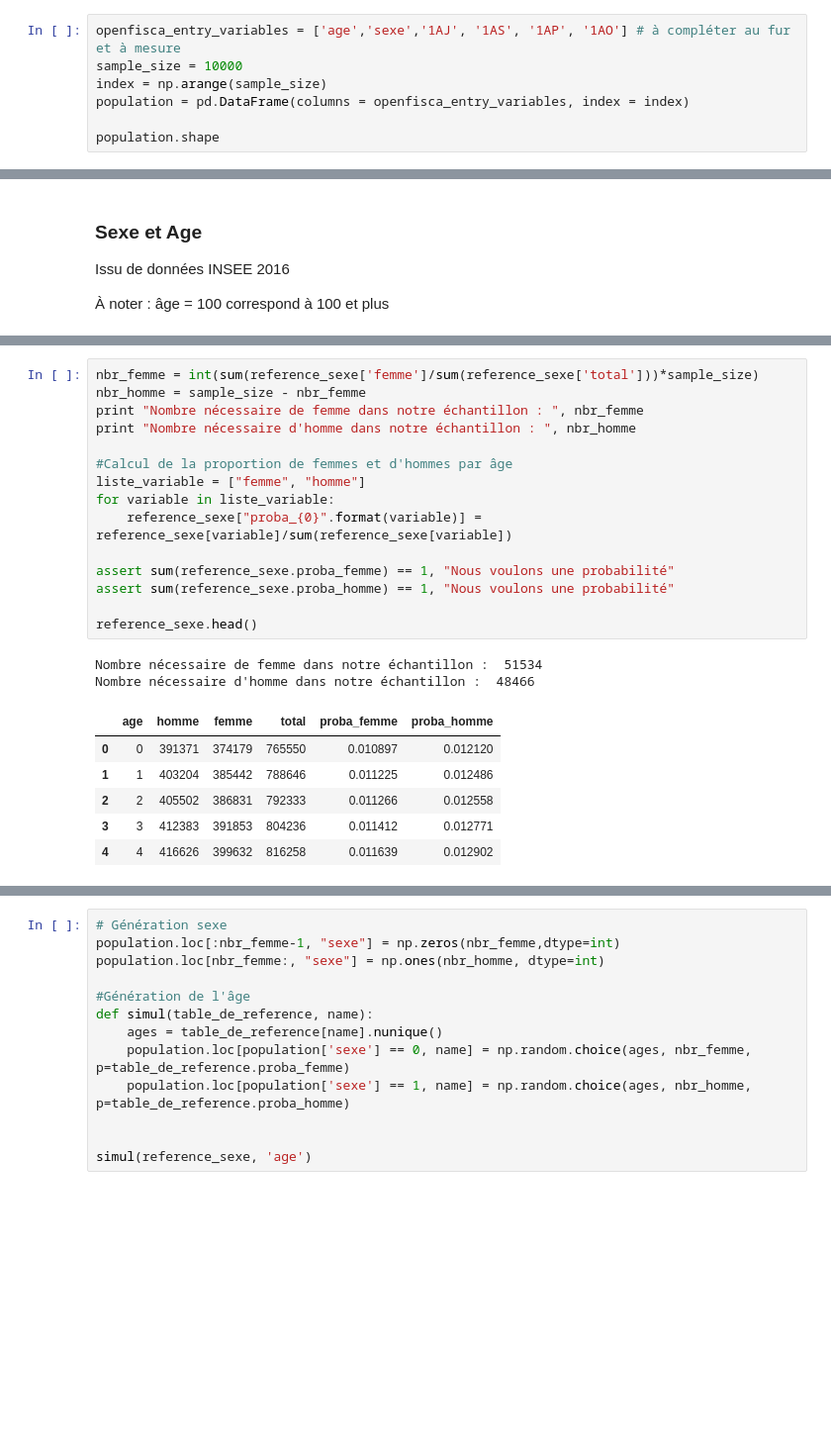
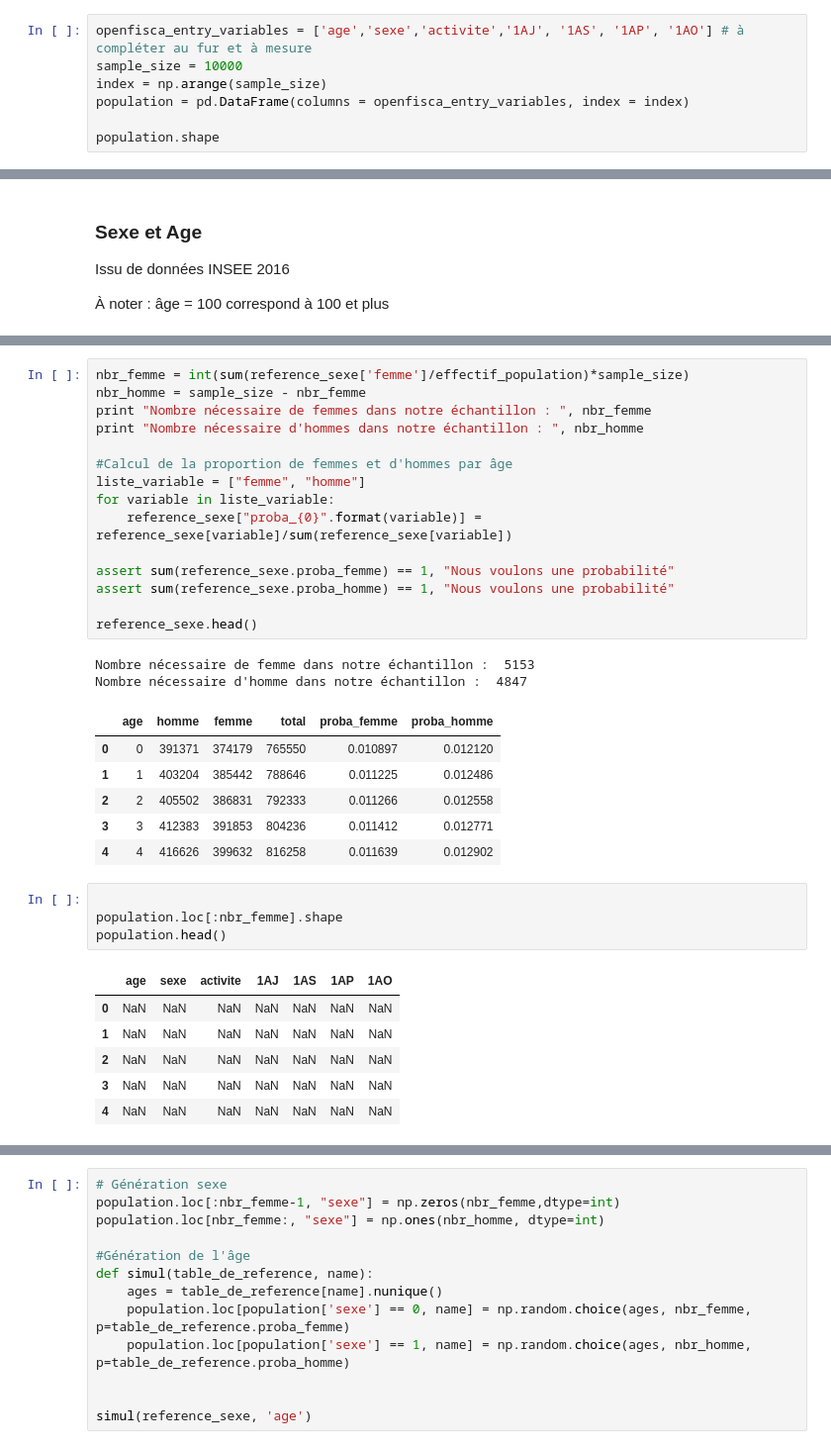
Before and after one commit to edarin/population_simulator, a Jupyter notebook: src/Simulation_brute.ipynb, the cells around one changed output, grey strips where cells are left out. Shown at 99% size. Cells and saved outputs as stored; diff of their text form; blank space fills up the shorter version.

```diff
--- a/src/Simulation_brute.ipynb
+++ b/src/Simulation_brute.ipynb
@@ -13,7 +11,7 @@ Populating the interactive namespace from numpy and matplotlib
 # %% [markdown]
 ### Génération Table Population
 # %%
-openfisca_entry_variables = ['age','sexe','1AJ', '1AS', '1AP', '1AO'] # à compléter au fur et à mesure
+openfisca_entry_variables = ['age','sexe','activite','1AJ', '1AS', '1AP', '1AO'] # à compléter au fur et à mesure
 sample_size = 10000
 index = np.arange(sample_size)
 population = pd.DataFrame(columns = openfisca_entry_variables, index = index)
@@ -47,8 +48,8 @@ reference_sexe.head()
 # %%
-nbr_femme = int(sum(reference_sexe['femme']/sum(reference_sexe['total']))*sample_size)
+nbr_femme = int(sum(reference_sexe['femme']/effectif_population)*sample_size)
 nbr_homme = sample_size - nbr_femme
-print "Nombre nécessaire de femme dans notre échantillon : ", nbr_femme
-print "Nombre nécessaire d'homme dans notre échantillon : ", nbr_homme
+print "Nombre nécessaire de femmes dans notre échantillon : ", nbr_femme
+print "Nombre nécessaire d'hommes dans notre échantillon : ", nbr_homme
 
 #Calcul de la proportion de femmes et d'hommes par âge
 liste_variable = ["femme", "homme"]
@@ -60,14 +61,25 @@ assert sum(reference_sexe.proba_homme) == 1, "Nous voulons une probabilité"
 
 reference_sexe.head()
 # %% [output]
-Nombre nécessaire de femme dans notre échantillon :  51534
-Nombre nécessaire d'homme dans notre échantillon :  48466
+Nombre nécessaire de femme dans notre échantillon :  5153
+Nombre nécessaire d'homme dans notre échantillon :  4847
 |  | age | homme | femme | total | proba_femme | proba_homme |
 | 0 | 0 | 391371 | 374179 | 765550 | 0.010897 | 0.012120 |
 | 1 | 1 | 403204 | 385442 | 788646 | 0.011225 | 0.012486 |
 | 2 | 2 | 405502 | 386831 | 792333 | 0.011266 | 0.012558 |
 | 3 | 3 | 412383 | 391853 | 804236 | 0.011412 | 0.012771 |
 | 4 | 4 | 416626 | 399632 | 816258 | 0.011639 | 0.012902 |
+# %%
+
+population.loc[:nbr_femme].shape
+population.head()
+# %% [output]
+|  | age | sexe | activite | 1AJ | 1AS | 1AP | 1AO |
+| 0 | NaN | NaN | NaN | NaN | NaN | NaN | NaN |
+| 1 | NaN | NaN | NaN | NaN | NaN | NaN | NaN |
+| 2 | NaN | NaN | NaN | NaN | NaN | NaN | NaN |
+| 3 | NaN | NaN | NaN | NaN | NaN | NaN | NaN |
+| 4 | NaN | NaN | NaN | NaN | NaN | NaN | NaN |
 # %%
 # Génération sexe
 population.loc[:nbr_femme-1, "sexe"] = np.zeros(nbr_femme,dtype=int)
```
Also changed, not shown: parts of 19 cells of this notebook.
